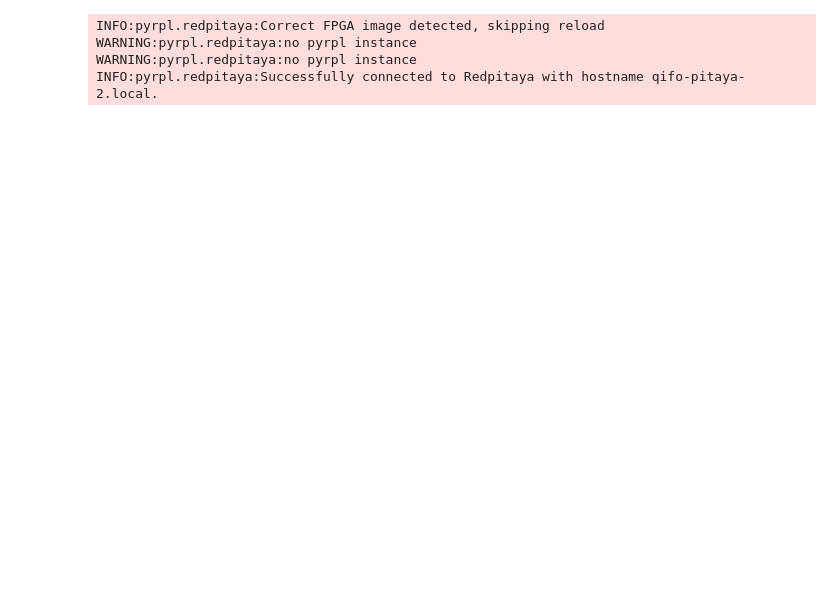
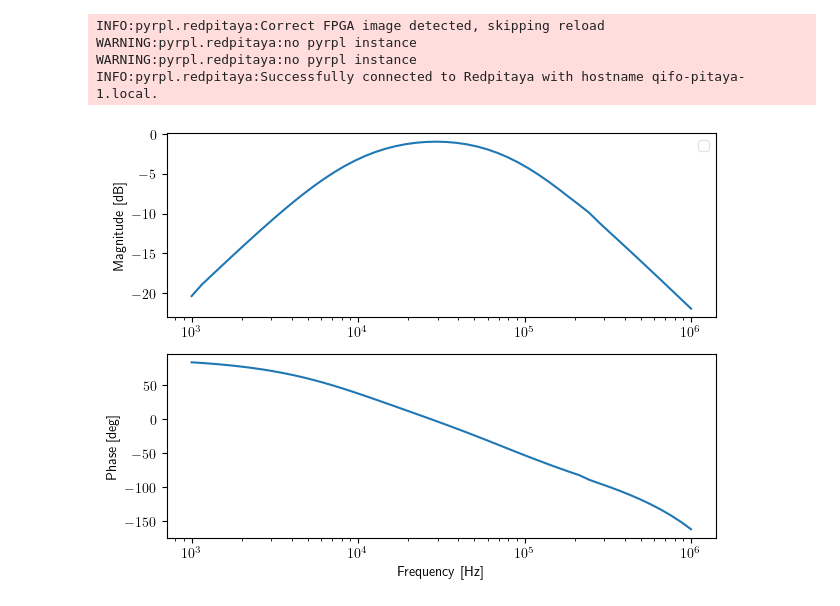
Before and after one commit to q-ifo/Red-Pitaya, a Jupyter notebook: pyrpl_locker.ipynb, the cells around one changed output. Drawn from its saved outputs; the diff is of its cells as text; code cells hidden in the pictures; blank space fills up the shorter version.

Commit message:
Messing around with network analyzer module, got bandpass filter bode plot looking alright but not amazing

```diff
--- a/pyrpl_locker.ipynb
+++ b/pyrpl_locker.ipynb
@@ -33,7 +33,7 @@ CONNECT_THROUGH_TUNNEL = True
 # else:
 #     HOSTNAME = "192.168.0.157"
 
-HOSTNAME= 'qifo-pitaya-2.local'#'192.168.0.157'
+HOSTNAME= 'qifo-pitaya-1.local'#'192.168.0.157'
 PASSWORD = "L!g0bears"
 
 p = Pyrpl(config='', hostname=HOSTNAME, password=PASSWORD, gui=False)
@@ -42,7 +42,7 @@ rp = p.rp
 INFO:pyrpl.redpitaya:Correct FPGA image detected, skipping reload
 WARNING:pyrpl.redpitaya:no pyrpl instance
 WARNING:pyrpl.redpitaya:no pyrpl instance
-INFO:pyrpl.redpitaya:Successfully connected to Redpitaya with hostname qifo-pitaya-2.local.
+INFO:pyrpl.redpitaya:Successfully connected to Redpitaya with hostname qifo-pitaya-1.local.
 # %%
 c = 299792458
 red_wavelength = 1064e-9
@@ -439,0 +425,35 @@ set_piezo_asg(output = "out1", waveform = "dc", amplitude = 0, offset = calibrat
+# %%
+na = p.networkanalyzer
+filter_pid = rp.pid2
+
+filter_pid.setup(input = "in1", output_direct = "off", p = 1, i = 0, setpoint = 0)
+
+filter_pid.inputfilter = [-1e4, 1e5]
+# %%
+na.output_direct = "out1"                      # Driving output of the network analyzer
+na.input = filter_pid.name
+na.acbandwidth = 4                             # High pass filtering before demodulation
+na.logscale = True
+na.trace_average = 1
+na.average_per_point = 1
+na.points = 50
+
+na.start_freq = 1e3
+na.stop_freq = 1e6
+
+# adapt the resolution bandwidth so the q=rbw/frequency ratio stays constant
+#na.auto_bandwidth = True
+#na.q_factor_min = 10              # min value of the q=rbw/frequency ratio
+#na.rbw = 1                               # Starting resolution bandwidth value
+
+na.amplitude = 0.2
+# adapt output amplitude to keep input around target_dbv and avoid saturation
+na.auto_amplitude = False
+na.target_dbv = -40
+na.auto_amp_min = 0.001                      # min value of the amplitude
+na.auto_amp_max = 0.2
+
+na.start = 100
+na.stop = 1000
+freqs = na.frequencies
+transfer_func = na.single()                 # complex response values
@@ -439,0 +470,8 @@ set_piezo_asg(output = "out1", waveform = "dc", amplitude = 0, offset = calibrat
+# %%
+from pyrpl.hardware_modules.iir.iir_theory import bodeplot
+%matplotlib inline
+plt.clf()
+
+bodeplot([(freqs, transfer_func, "")], xlog=True)
+# %% [output]
+[figure, added]
```
Also changed, not shown: parts of 6 cells of this notebook, 4 other files.
